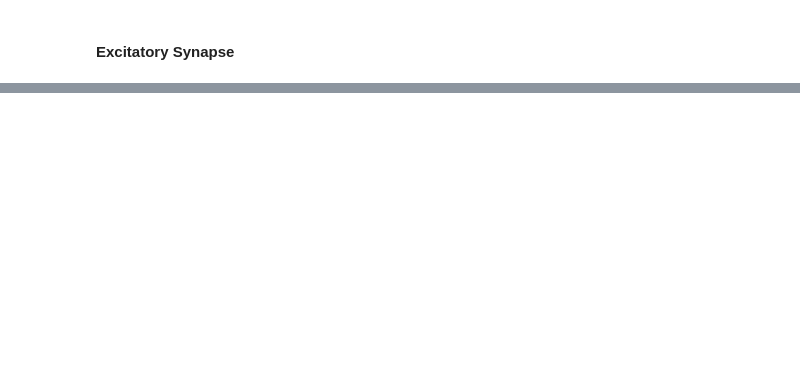
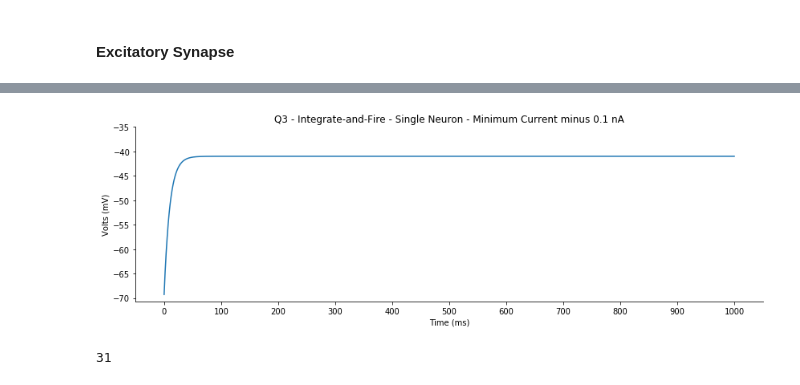
Before and after one commit to leanguardia/cneuroscience-cws, a Jupyter notebook: 3-LIF-Plasticity/A-Integrate-and-Fire.ipynb, the cells around one changed output, grey strips where cells are left out. Cells and saved outputs as stored; diff of their text form; code cells hidden in the pictures; blank space fills up the shorter version.

```diff
--- a/3-LIF-Plasticity/A-Integrate-and-Fire.ipynb
+++ b/3-LIF-Plasticity/A-Integrate-and-Fire.ipynb
@@ -176,0 +181,10 @@ plot_q2(title_type, time, v1_init, volts1, v2_init, volts2)
+# %%
+args['i_e'] = 2.9
+v_reset = -70
+v_threshold = -40
+time, volts = q1_euler(args, v_reset, v_threshold)
+# %%
+title = "Q3 - Integrate-and-Fire - Single Neuron - Minimum Current minus 0.1 nA"
+plot_q1(title, "q3_2", time, volts)
+# %% [output]
+[figure, added]
@@ -176,0 +200,16 @@ plot_q2(title_type, time, v1_init, volts1, v2_init, volts2)
+# %%
+def q3_firing_rates(lower, upper, v_reset, v_threshold):
+    currents = np.linspace(lower, upper, num=int(((upper-lower) / 0.1) + 1))
+#     print(currents)
+    rates = []
+    for current in currents:
+        args['i_e'] = current
+        time, volts = q1_euler(args, v_reset, v_threshold)
+        num_spikes = np.count_nonzero(volts >= v_threshold)
+        rates.append(num_spikes)
+
+    return currents, rates
+currents, rates = q3_firing_rates(2.0, 5.0, v_reset, v_threshold)
+len(rates)
+# %% [output]
+31
```
Also changed, not shown: parts of 11 cells of this notebook.
